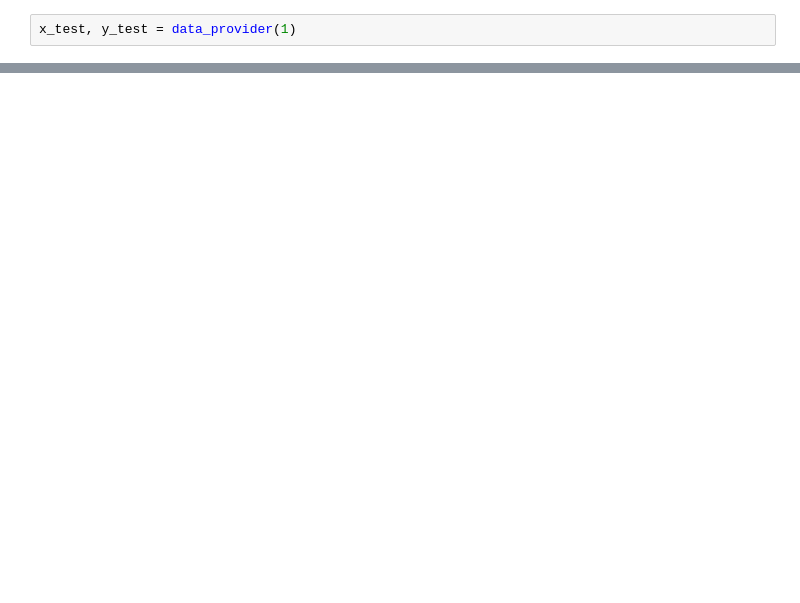
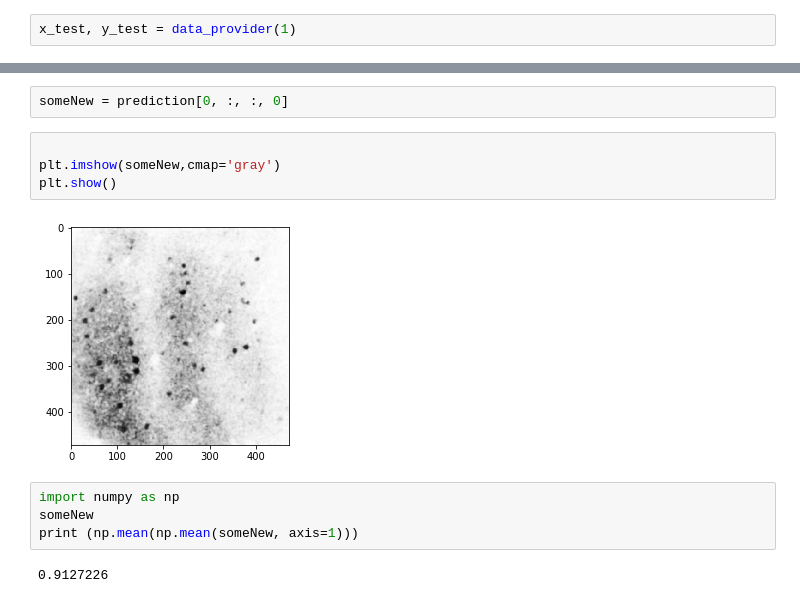
Before and after one commit to dsp-uga/Johnson, a Jupyter notebook: unet.ipynb, the cells around one changed output, grey strips where cells are left out. Saved outputs shown, nothing was run; the diff lists cells and outputs as text; blank space fills up the shorter version.

```diff
--- a/unet.ipynb
+++ b/unet.ipynb
@@ -106,0 +176,14 @@ plt.show()
+# %%
+someNew = prediction[0, :, :, 0]
+# %%
+
+plt.imshow(someNew,cmap='gray')
+plt.show()
+# %% [output]
+[figure, added]
+# %%
+import numpy as np
+someNew
+print (np.mean(np.mean(someNew, axis=1)))
+# %% [output]
+0.9127226
```
Also changed, not shown: parts of 12 cells of this notebook.
